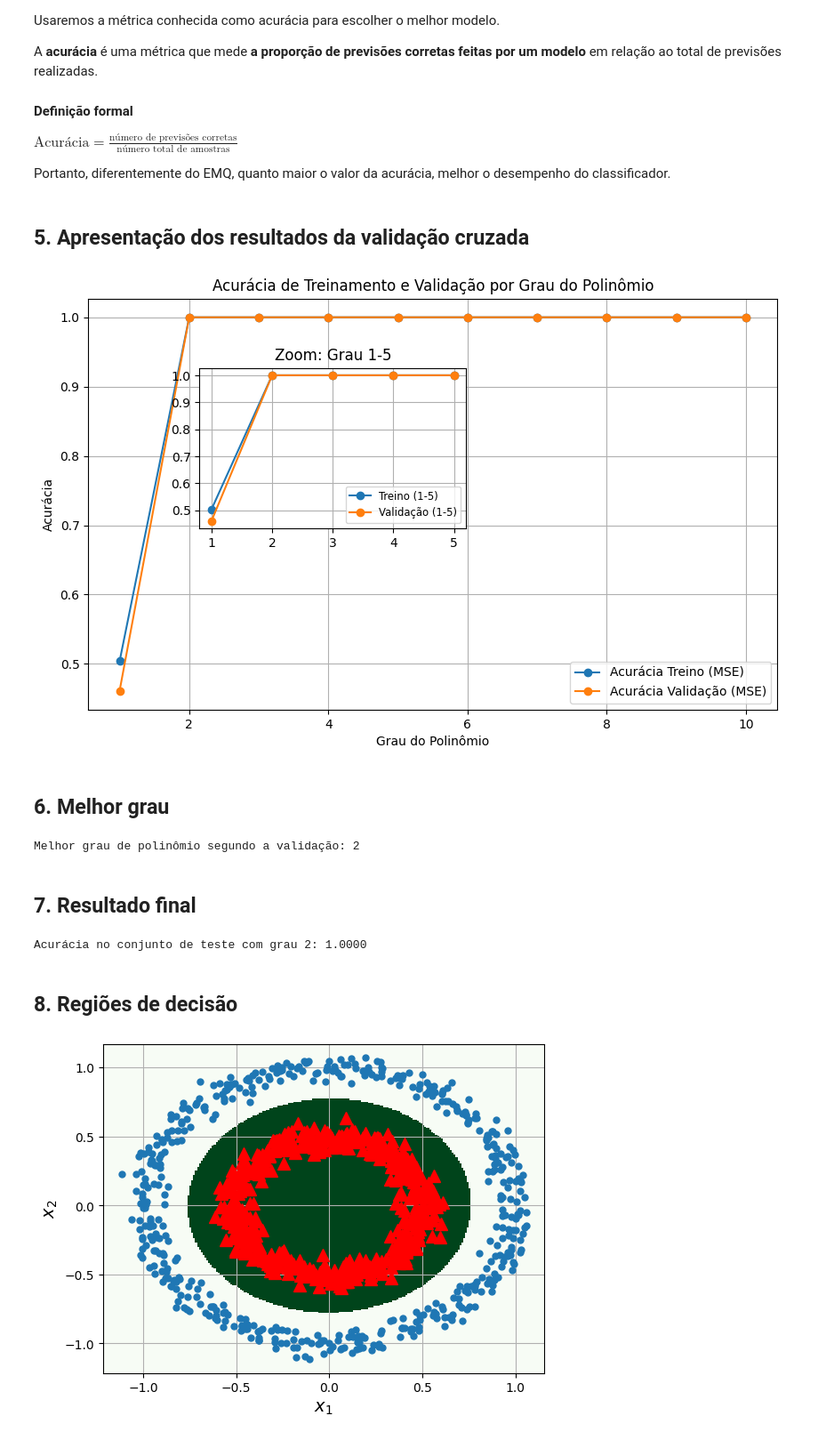
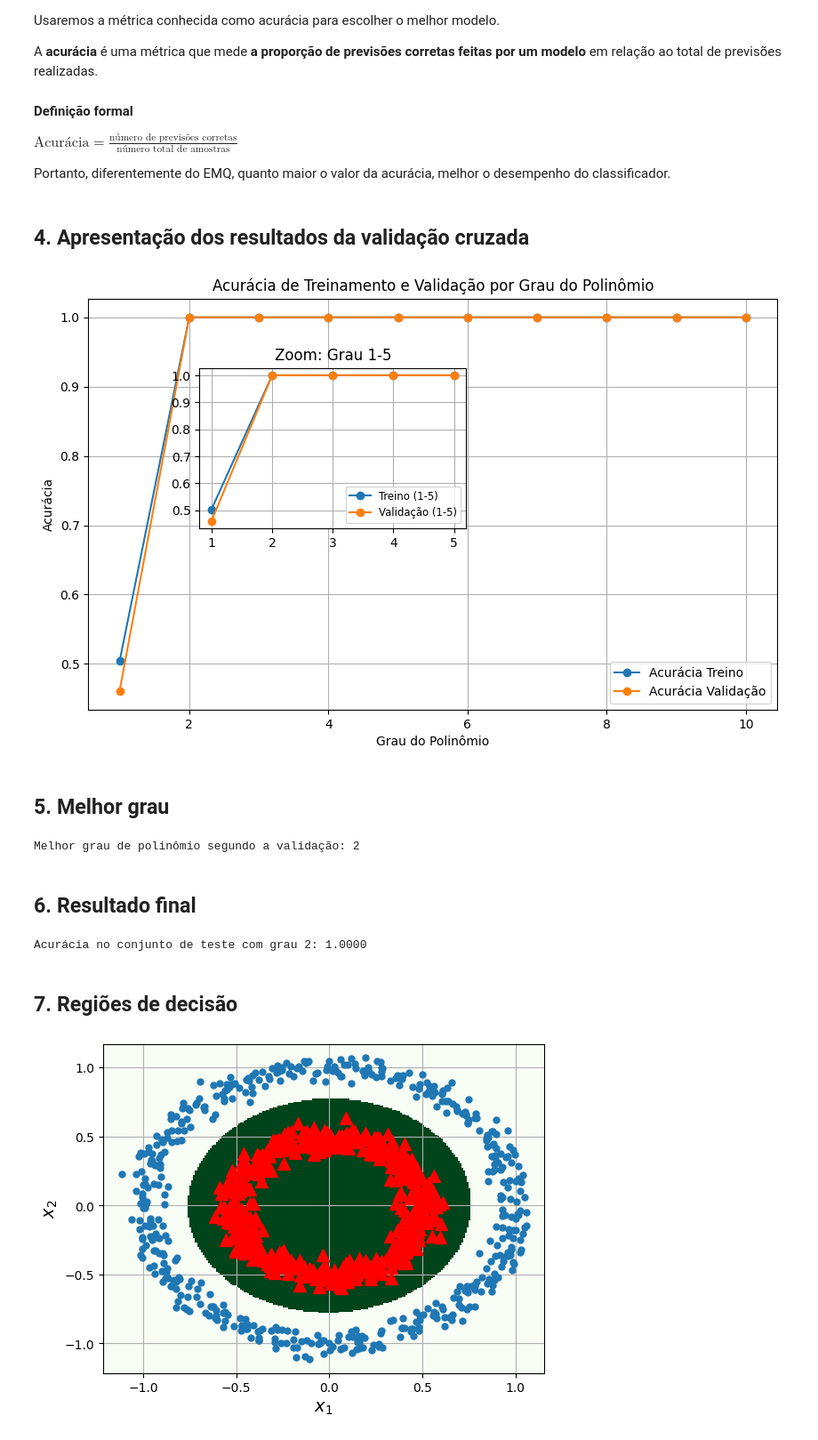
Before and after one commit to zz4fap/c24_inteligencia_artificial, a Jupyter notebook: notebooks/regressão_logística.ipynb, the cells around one changed output. Shown at 89% size. Drawn from its saved outputs; the diff is of its cells as text; code cells hidden in the pictures.

```diff
--- a/notebooks/regressão_logística.ipynb
+++ b/notebooks/regressão_logística.ipynb
@@ -104,42 +104,42 @@ for deg in degrees:
     train_acc.append(np.mean(fold_train_acc))
     val_acc.append(np.mean(fold_val_acc))
 # %% [markdown]
-## 5. Apresentação dos resultados da validação cruzada
+## 4. Apresentação dos resultados da validação cruzada
 # %%
 # Plot do erro vs grau do polinômio
 fig, ax_main = plt.subplots(figsize=(10, 6))
 
 # gráfico principal (1 a 30)
-ax_main.plot(degrees, train_acc, label='Acurácia Treino (MSE)', marker='o')
-ax_main.plot(degrees, val_acc, label='Acurácia Validação (MSE)', marker='o')
+ax_main.plot(degrees, train_acc, label='Acurácia Treino', marker='o')
+ax_main.plot(degrees, val_acc, label='Acurácia Validação', marker='o')
 ax_main.set_xlabel('Grau do Polinômio')
 ax_main.set_ylabel('Acurácia')
 ax_main.set_title('Acurácia de Treinamento e Validação por Grau do Polinômio')
 ax_main.legend()
 ax_main.grid(True)
 
 # inset para ordens 1 a 5
 left, bottom, width, height = [0.25, 0.45, 0.3, 0.3]  # posição na figura (relativo)
 ax_inset = fig.add_axes([left, bottom, width, height])
 
 # selecionar apenas indices 1 a 5
 idx_small = [i for i, deg in enumerate(degrees) if deg <= 5]
 small_deg = [degrees[i] for i in idx_small]
 small_train_acc = [train_acc[i] for i in idx_small]
 small_val_acc = [val_acc[i] for i in idx_small]
 
 ax_inset.plot(small_deg, small_train_acc, label='Treino (1-5)', marker='o')
 ax_inset.plot(small_deg, small_val_acc, label='Validação (1-5)', marker='o')
 ax_inset.set_title('Zoom: Grau 1-5')
 ax_inset.set_xticks(small_deg)
 ax_inset.grid(True)
 ax_inset.legend(fontsize='small')
 
 plt.show()
 # %% [output]
-[figure, old version]
+[figure, new version]
 # %% [markdown]
-## 6. Melhor grau
+## 5. Melhor grau
 # %%
 # Melhor grau
 best_degree = degrees[np.argmax(val_acc)]
@@ -147,7 +147,7 @@ print(f"Melhor grau de polinômio segundo a validação: {best_degree}")
 # %% [output]
 Melhor grau de polinômio segundo a validação: 2
 # %% [markdown]
-## 7. Resultado final
+## 6. Resultado final
 # %%
 # Treinar esse melhor modelo com todo o conjunto de treino
 best_model = make_pipeline(
@@ -164,7 +164,7 @@ print(f"Acurácia no conjunto de teste com grau {best_degree}: {test_error:.4f}"
 # %% [output]
 Acurácia no conjunto de teste com grau 2: 1.0000
 # %% [markdown]
-## 8. Regiões de decisão
+## 7. Regiões de decisão
 # %%
 # Plot the decision boundary. For that, we will assign a color to each
 # point in the mesh [x_min, x_max]x[y_min, y_max].
```
Also changed, not shown: 2 other files.
